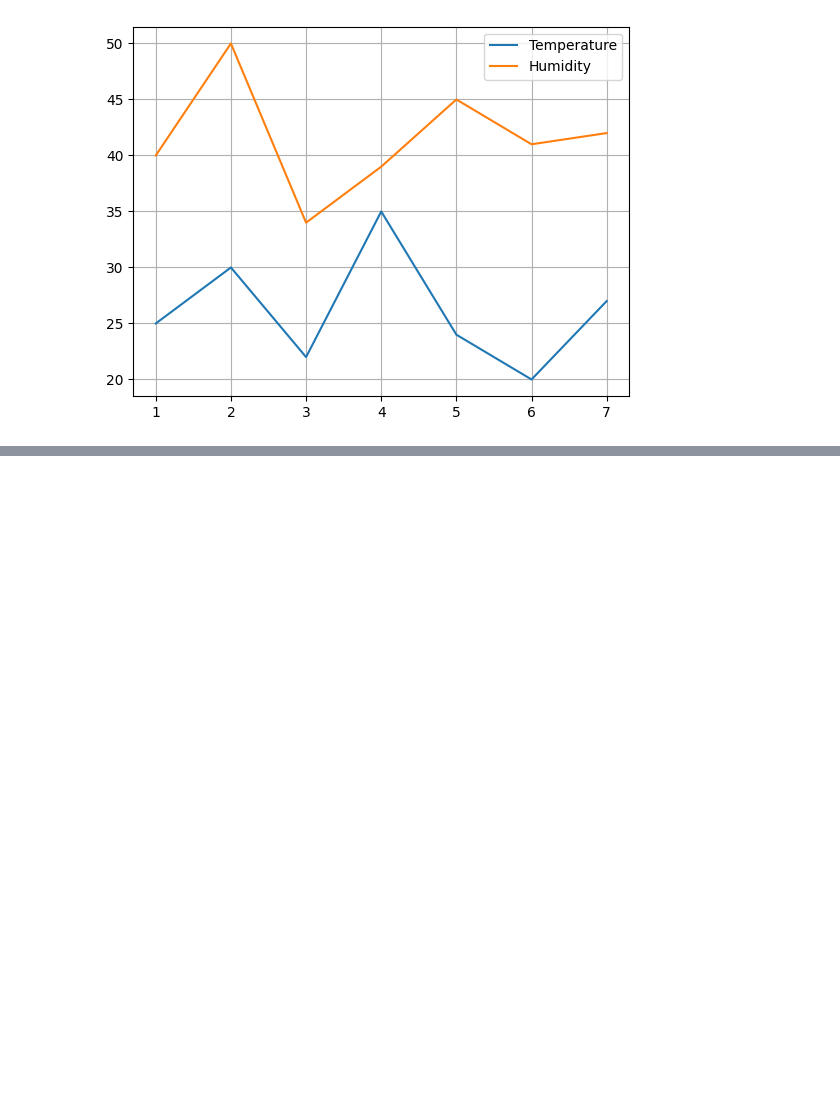
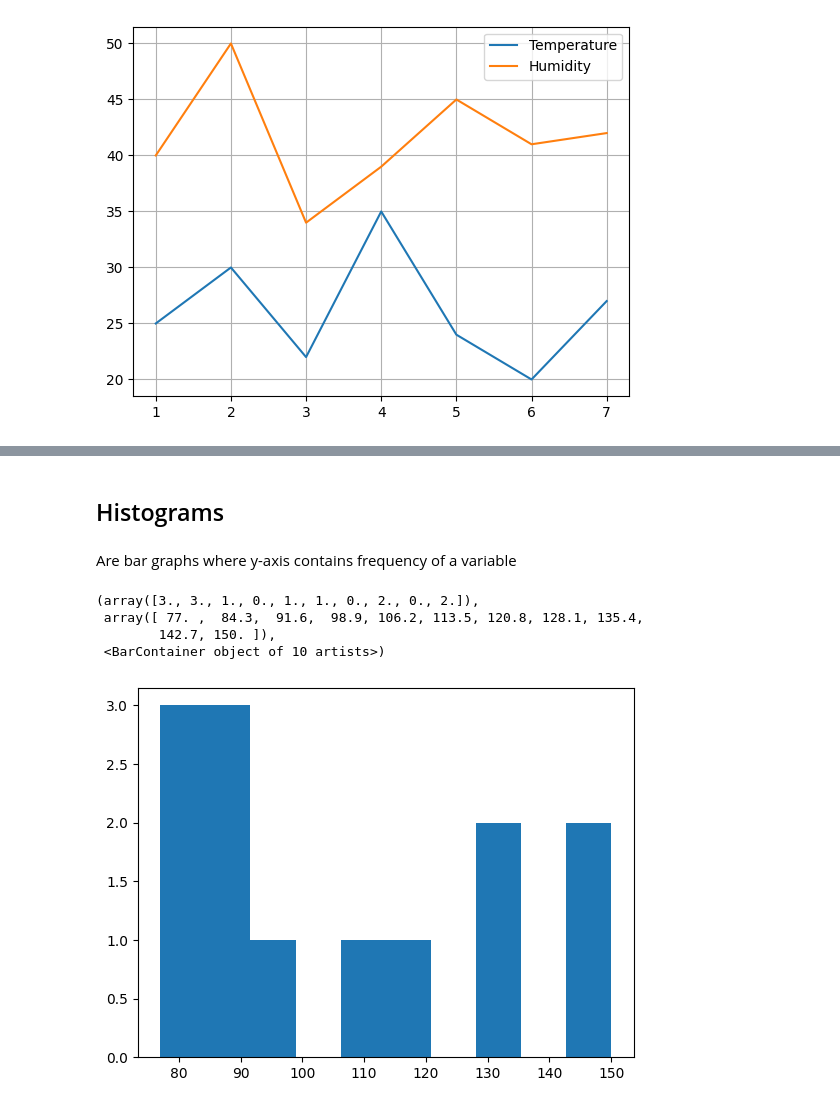
Before and after one commit to MboyaDan/Datascience, a Jupyter notebook: matplotlib/intro.ipynb, the cells around one changed output, grey strips where cells are left out. Drawn from its saved outputs; the diff is of its cells as text; code cells hidden in the pictures; blank space fills up the shorter version.

```diff
--- a/matplotlib/intro.ipynb
+++ b/matplotlib/intro.ipynb
@@ -37,0 +68,14 @@ plt.grid()
+# %% [markdown]
+## Histograms
+# %% [markdown]
+Are bar graphs where y-axis contains frequency of a variable
+# %%
+blood_sugar = [113,85,90,150,149,93,88,115,135,82,77,129,80]
+
+plt.hist(blood_sugar)
+# %% [output]
+(array([3., 3., 1., 0., 1., 1., 0., 2., 0., 2.]),
+ array([ 77. ,  84.3,  91.6,  98.9, 106.2, 113.5, 120.8, 128.1, 135.4,
+        142.7, 150. ]),
+ <BarContainer object of 10 artists>)
+[figure, added]
```
Also changed, not shown: parts of 26 cells of this notebook, 1 other file.
